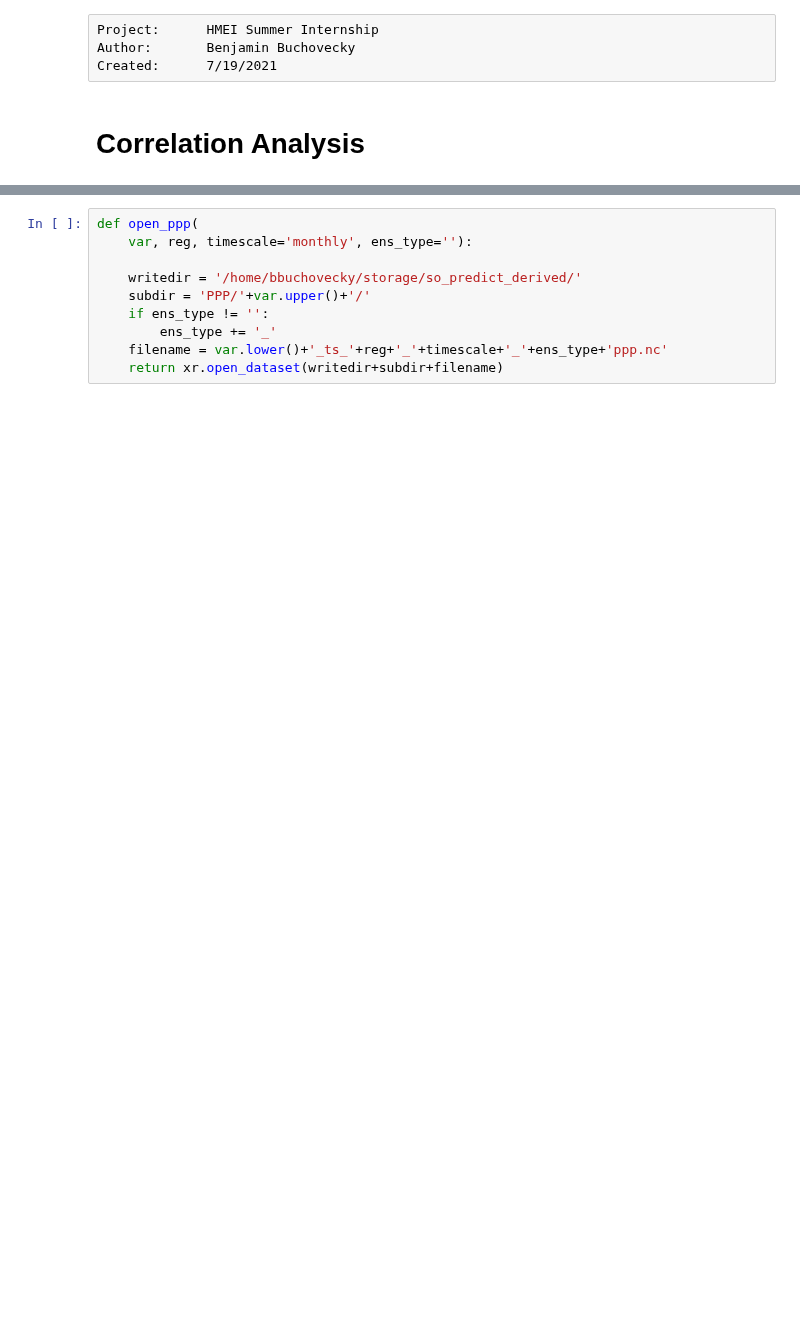
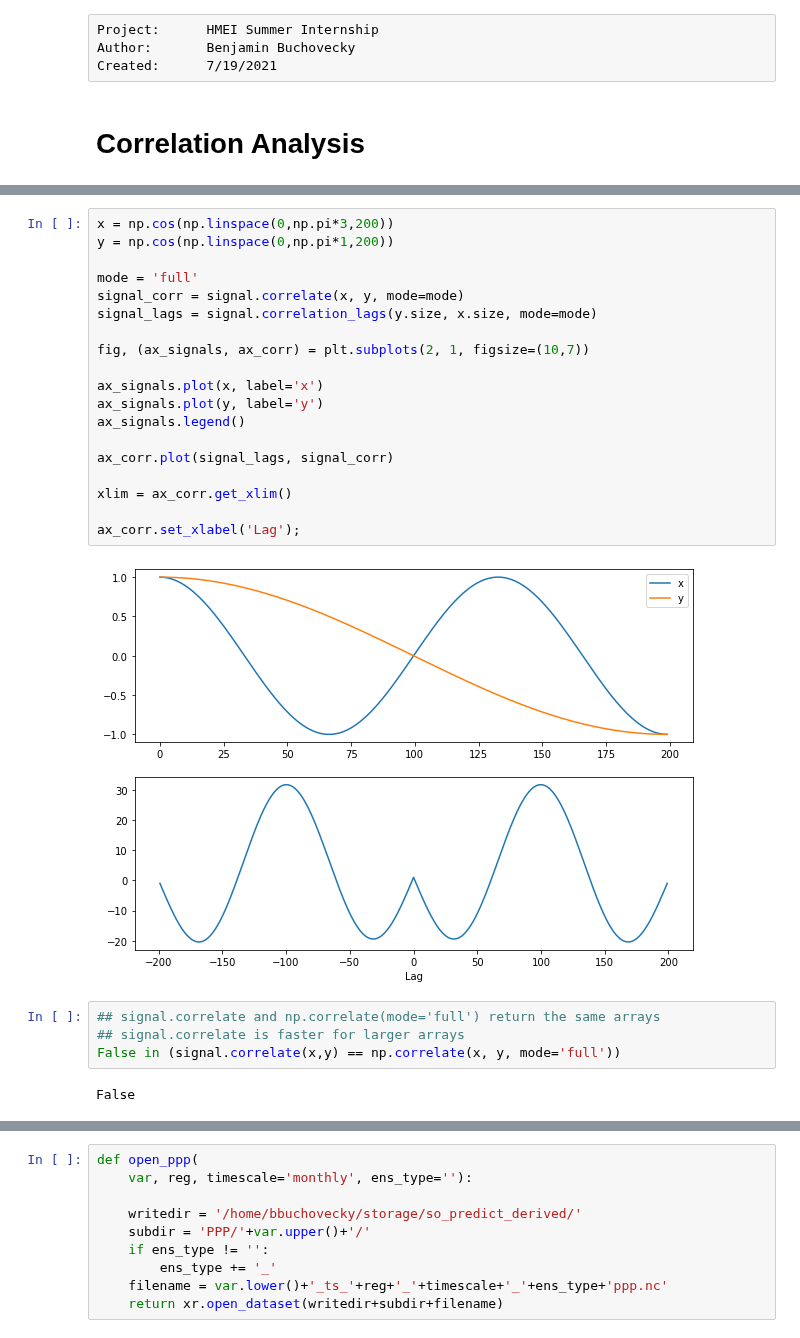
Before and after one commit to bbuchovecky/hmei, a Jupyter notebook: notebooks/correlation_analysis.ipynb, the cells around one changed output, grey strips where cells are left out. Cells and saved outputs as stored; diff of their text form; blank space fills up the shorter version.

Commit message:
worked on understanding different methods for the correlation analysis

```diff
--- a/notebooks/correlation_analysis.ipynb
+++ b/notebooks/correlation_analysis.ipynb
@@ -38,0 +54,27 @@ The autoreload extension is already loaded. To reload it, use:
+# %%
+x = np.cos(np.linspace(0,np.pi*3,200))
+y = np.cos(np.linspace(0,np.pi*1,200))
+
+mode = 'full'
+signal_corr = signal.correlate(x, y, mode=mode)
+signal_lags = signal.correlation_lags(y.size, x.size, mode=mode)
+
+fig, (ax_signals, ax_corr) = plt.subplots(2, 1, figsize=(10,7))
+
+ax_signals.plot(x, label='x')
+ax_signals.plot(y, label='y')
+ax_signals.legend()
+
+ax_corr.plot(signal_lags, signal_corr)
+
+xlim = ax_corr.get_xlim()
+
+ax_corr.set_xlabel('Lag');
+# %% [output]
+[figure, added]
+# %%
+## signal.correlate and np.correlate(mode='full') return the same arrays
+## signal.correlate is faster for larger arrays
+False in (signal.correlate(x,y) == np.correlate(x, y, mode='full'))
+# %% [output]
+False
```
Also changed, not shown: parts of 6 cells of this notebook.
